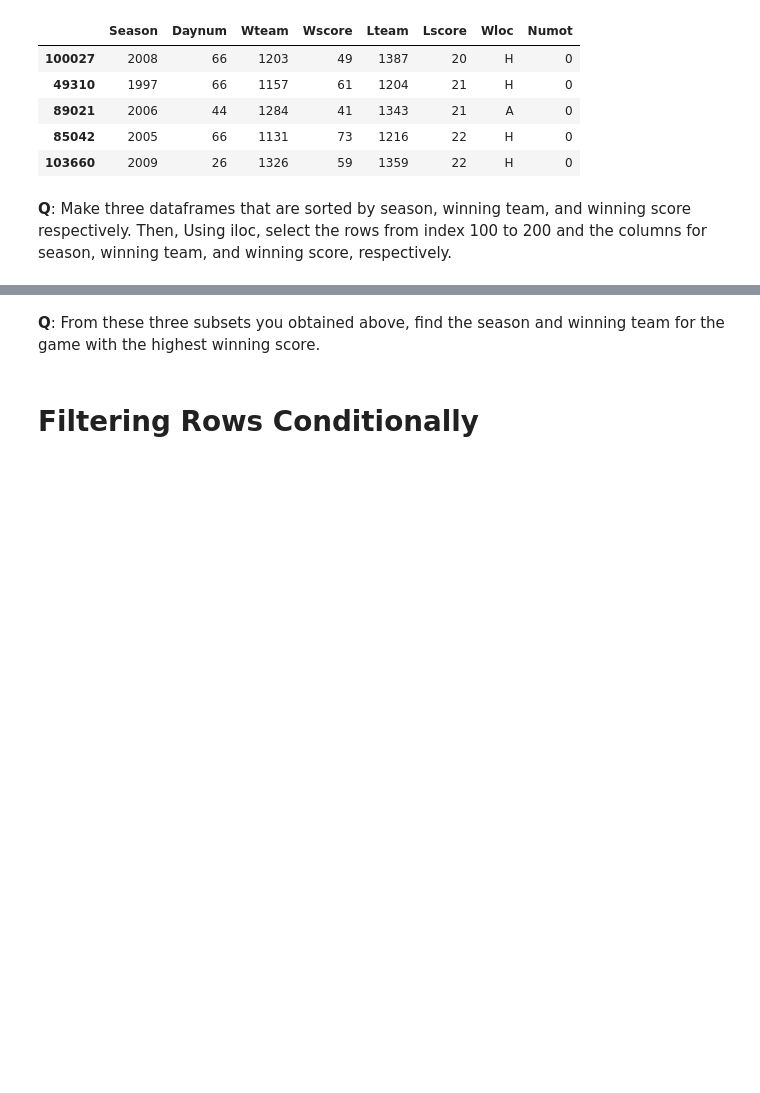
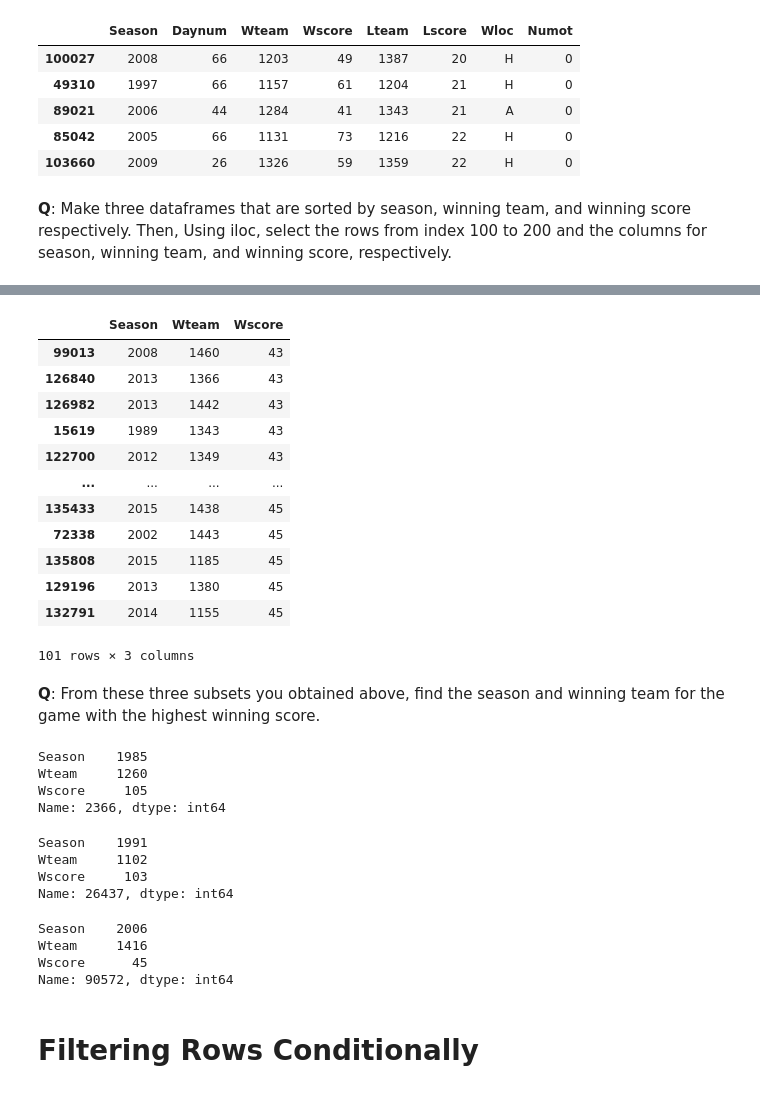
Before and after one commit to katrine8801/Gruppe-2, a Jupyter notebook: Individual work/pd_s224454.ipynb, the cells around one changed output, grey strips where cells are left out. Drawn from its saved outputs; the diff is of its cells as text; code cells hidden in the pictures; blank space fills up the shorter version.

```diff
--- a/Individual work/pd_s224454.ipynb
+++ b/Individual work/pd_s224454.ipynb
@@ -236,2 +293,24 @@ df.sort_values('Lscore').head()
+# %%
+# Write your code here
+# Make dataframe sorted after season
+df_sort_Wscore = df.sort_values('Wscore')
+
+# Choosing rows from the index 100 to 200 and the columns
+selectrows_Wscore = df_sort_Wscore.iloc[100:201][['Season', 'Wteam', 'Wscore']]
+selectrows_Wscore
+# %% [output]
+|  | Season | Wteam | Wscore |
+| 99013 | 2008 | 1460 | 43 |
+| 126840 | 2013 | 1366 | 43 |
+| 126982 | 2013 | 1442 | 43 |
+| 15619 | 1989 | 1343 | 43 |
+| 122700 | 2012 | 1349 | 43 |
+| ... | ... | ... | ... |
+| 135433 | 2015 | 1438 | 45 |
+| 72338 | 2002 | 1443 | 45 |
+| 135808 | 2015 | 1185 | 45 |
+| 129196 | 2013 | 1380 | 45 |
+| 132791 | 2014 | 1155 | 45 |
+101 rows × 3 columns
 # %% [markdown]
 **Q**: From these three subsets you obtained above, find the season and winning team for the game with the highest winning score.
@@ -240,3 +317,45 @@ df.sort_values('Lscore').head()
+# %%
+# Write your code here
+
+# Finding the index with the highest value in the dataframe sorted after seasons
+max_wscore_index_season = selectrows_Season['Wscore'].idxmax()
+
+# Finding the full row
+max_wscore_row_season = selectrows_Season.loc[max_wscore_index_season]
+max_wscore_row_season
+# %% [output]
+Season    1985
+Wteam     1260
+Wscore     105
+Name: 2366, dtype: int64
+# %%
+# Write your code here
+
+# Finding the index with the highest value in the dataframe sorted after Wteam
+max_wscore_index_Wteam = selectrows_Wteam['Wscore'].idxmax()
+
+# Finding the full row
+max_wscore_row_Wteam = selectrows_Wteam.loc[max_wscore_index_Wteam]
+max_wscore_row_Wteam
+# %% [output]
+Season    1991
+Wteam     1102
+Wscore     103
+Name: 26437, dtype: int64
+# %%
+# Write your code here
+
+# Finding the index with the highest value in the dataframe sorted after Wscore
+max_wscore_index_Wscore = selectrows_Wscore['Wscore'].idxmax()
+
+# Finding the full row
+max_wscore_row_Wscore = selectrows_Wscore.loc[max_wscore_index_Wscore]
+max_wscore_row_Wscore
+# %% [output]
+Season    2006
+Wteam     1416
+Wscore      45
+Name: 90572, dtype: int64
 # %% [markdown]
 # Filtering Rows Conditionally
 # %% [markdown]
```
Also changed, not shown: parts of 10 cells of this notebook.
